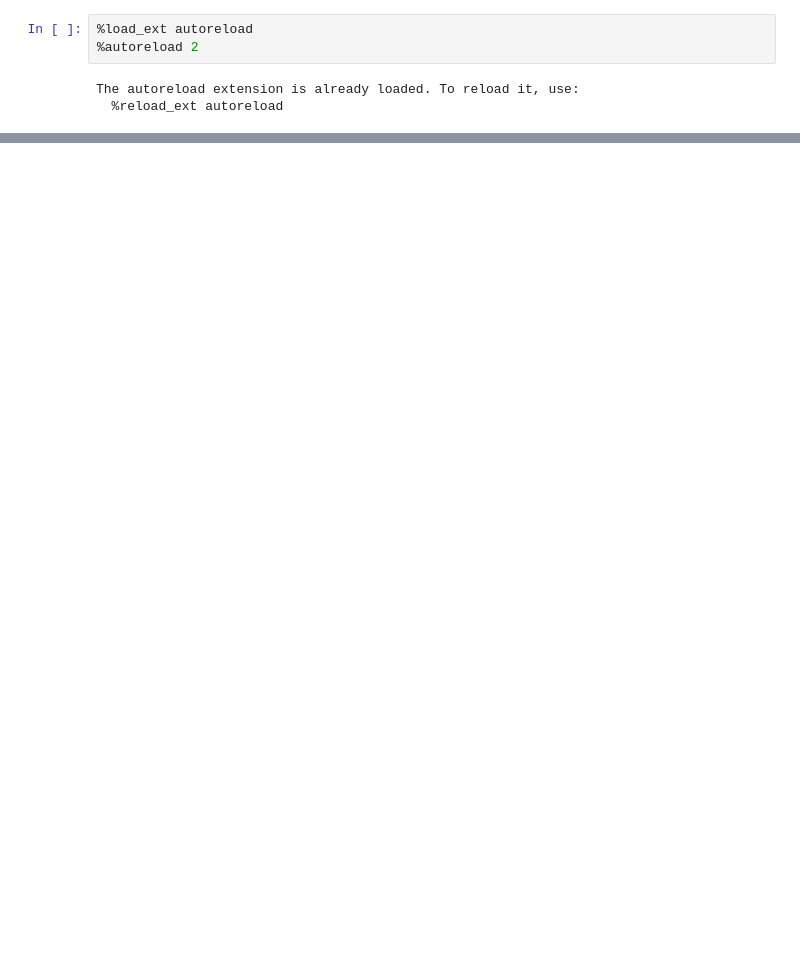
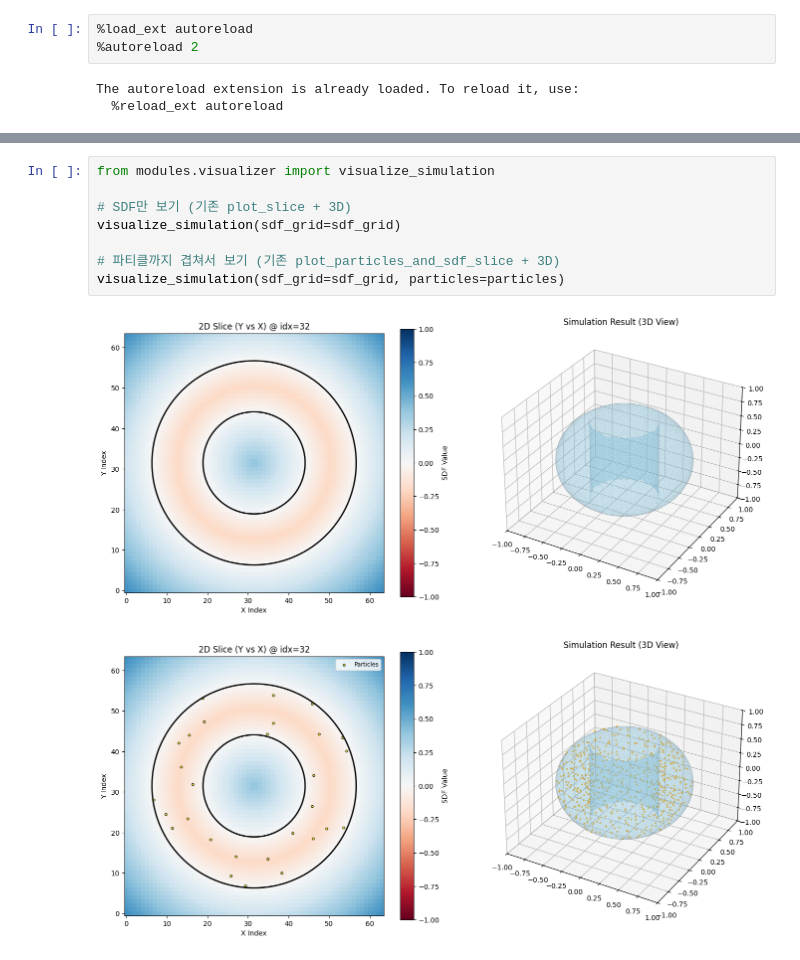
Before and after one commit to ybg1219/reconstruction, a Jupyter notebook: main.ipynb, the cells around one changed output, grey strips where cells are left out. Saved outputs shown, nothing was run; the diff lists cells and outputs as text; blank space fills up the shorter version.

```diff
--- a/main.ipynb
+++ b/main.ipynb
@@ -50,2 +54,13 @@ visualize_npy_sdf("sdf_grid_64.npy")
+# %%
+from modules.visualizer import visualize_simulation
+
+# SDF만 보기 (기존 plot_slice + 3D)
+visualize_simulation(sdf_grid=sdf_grid)
+
+# 파티클까지 겹쳐서 보기 (기존 plot_particles_and_sdf_slice + 3D)
+visualize_simulation(sdf_grid=sdf_grid, particles=particles)
+# %% [output]
+[figure, added]
+[figure, added]
 # %%
 from modules.particle_sampler import sample_particles_poisson, sample_particles_jittered, sample_particles_dart_throwing
```
Also changed, not shown: parts of 13 cells of this notebook, 2 other files.
